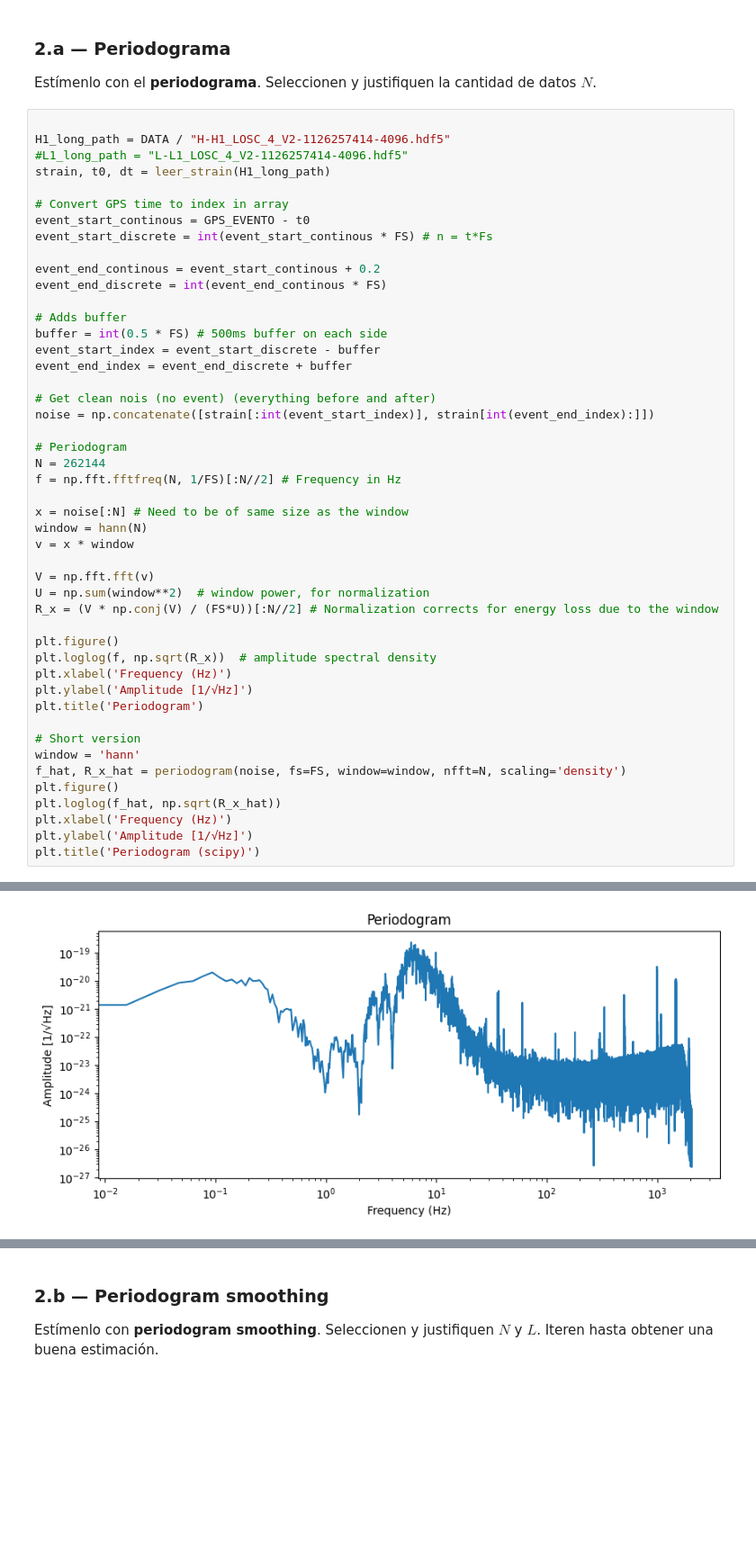
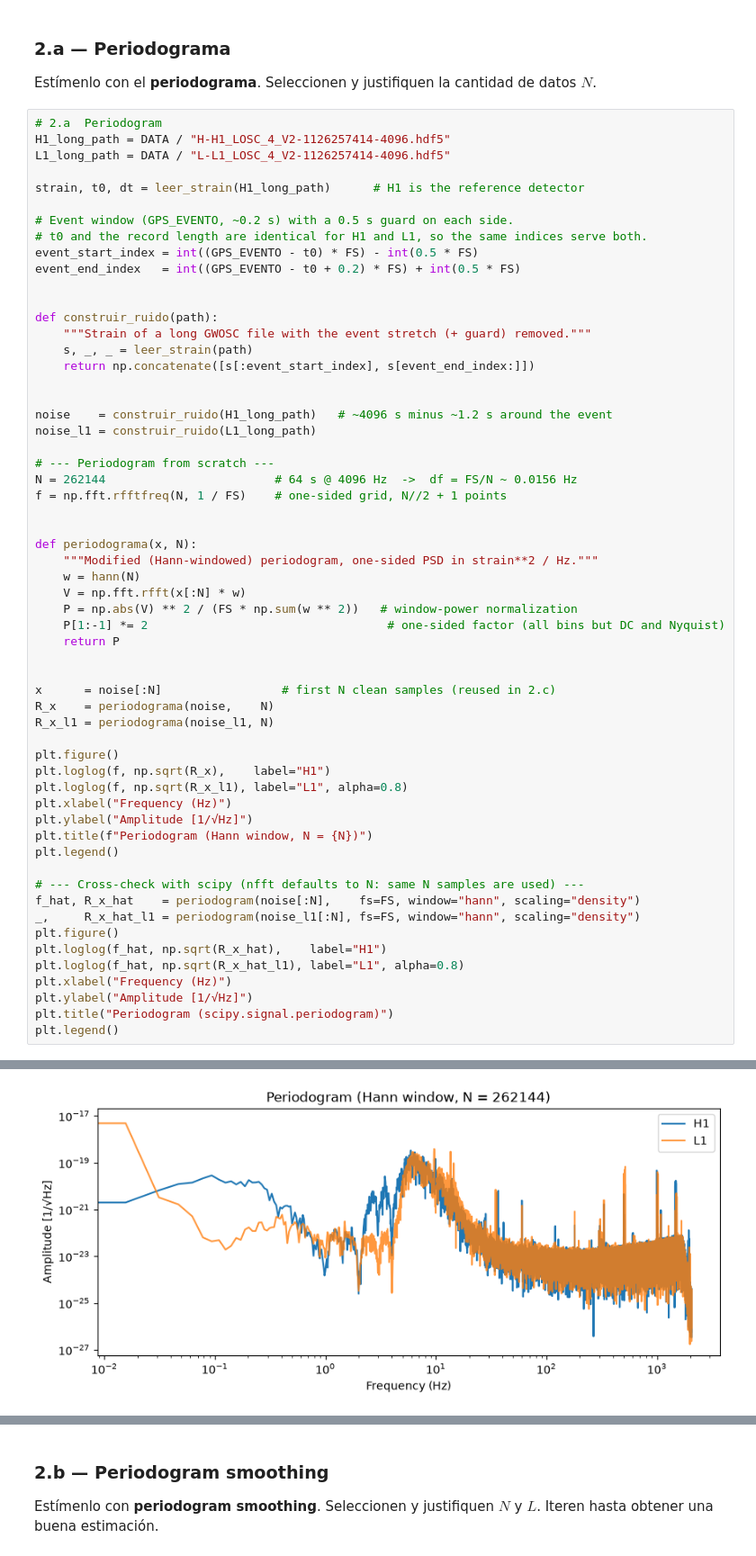
Before and after one commit to albertig2/Procesamiento-Adaptivo-22.46-, a Jupyter notebook: TP1/TP1_LIGO_Grupo5.ipynb, the cells around one changed output, grey strips where cells are left out. Shown at 90% size. Drawn from its saved outputs; the diff is of its cells as text; blank space fills up the shorter version.

```diff
--- a/TP1/TP1_LIGO_Grupo5.ipynb
+++ b/TP1/TP1_LIGO_Grupo5.ipynb
@@ -142,50 +157,61 @@ Estimen el espectro de potencia del ruido de H1 y L1 usando las partes de la se
 
 Estímenlo con el **periodograma**. Seleccionen y justifiquen la cantidad de datos $N$.
 # %%
+# 2.a  Periodogram
+H1_long_path = DATA / "H-H1_LOSC_4_V2-1126257414-4096.hdf5"
+L1_long_path = DATA / "L-L1_LOSC_4_V2-1126257414-4096.hdf5"
 
-H1_long_path = DATA / "H-H1_LOSC_4_V2-1126257414-4096.hdf5"
-#L1_long_path = "L-L1_LOSC_4_V2-1126257414-4096.hdf5"
-strain, t0, dt = leer_strain(H1_long_path)
+strain, t0, dt = leer_strain(H1_long_path)      # H1 is the reference detector
 
-# Convert GPS time to index in array
-event_start_continous = GPS_EVENTO - t0
-event_start_discrete = int(event_start_continous * FS) # n = t*Fs
+# Event window (GPS_EVENTO, ~0.2 s) with a 0.5 s guard on each side.
+# t0 and the record length are identical for H1 and L1, so the same indices serve both.
+event_start_index = int((GPS_EVENTO - t0) * FS) - int(0.5 * FS)
+event_end_index   = int((GPS_EVENTO - t0 + 0.2) * FS) + int(0.5 * FS)
 
-event_end_continous = event_start_continous + 0.2
-event_end_discrete = int(event_end_continous * FS)
 
-# Adds buffer
-buffer = int(0.5 * FS) # 500ms buffer on each side
-event_start_index = event_start_discrete - buffer
-event_end_index = event_end_discrete + buffer
+def construir_ruido(path):
+    """Strain of a long GWOSC file with the event stretch (+ guard) removed."""
+    s, _, _ = leer_strain(path)
+    return np.concatenate([s[:event_start_index], s[event_end_index:]])
 
-# Get clean nois (no event) (everything before and after)
-noise = np.concatenate([strain[:int(event_start_index)], strain[int(event_end_index):]])
 
-# Periodogram
-N = 262144
-f = np.fft.fftfreq(N, 1/FS)[:N//2] # Frequency in Hz
+noise    = construir_ruido(H1_long_path)   # ~4096 s minus ~1.2 s around the event
+noise_l1 = construir_ruido(L1_long_path)
 
-x = noise[:N] # Need to be of same size as the window
-window = hann(N)
-v = x * window
+# --- Periodogram from scratch ---
+N = 262144                        # 64 s @ 4096 Hz  ->  df = FS/N ~ 0.0156 Hz
+f = np.fft.rfftfreq(N, 1 / FS)    # one-sided grid, N//2 + 1 points
 
-V = np.fft.fft(v)
-U = np.sum(window**2)  # window power, for normalization
-R_x = (V * np.conj(V) / (FS*U))[:N//2] # Normalization corrects for energy loss due to the window
+
+def periodograma(x, N):
+    """Modified (Hann-windowed) periodogram, one-sided PSD in strain**2 / Hz."""
+    w = hann(N)
+    V = np.fft.rfft(x[:N] * w)
+    P = np.abs(V) ** 2 / (FS * np.sum(w ** 2))   # window-power normalization
+    P[1:-1] *= 2                                  # one-sided factor (all bins but DC and Nyquist)
+    return P
+
+
+x      = noise[:N]                 # first N clean samples (reused in 2.c)
+R_x    = periodograma(noise,    N)
+R_x_l1 = periodograma(noise_l1, N)
 
 plt.figure()
-plt.loglog(f, np.sqrt(R_x))  # amplitude spectral density
-plt.xlabel('Frequency (Hz)')
-plt.ylabel('Amplitude [1/√Hz]')
-plt.title('Periodogram')
+plt.loglog(f, np.sqrt(R_x),    label="H1")
+plt.loglog(f, np.sqrt(R_x_l1), label="L1", alpha=0.8)
+plt.xlabel("Frequency (Hz)")
+plt.ylabel("Amplitude [1/√Hz]")
+plt.title(f"Periodogram (Hann window, N = {N})")
+plt.legend()
 
-# Short version
-window = 'hann'
-f_hat, R_x_hat = periodogram(noise, fs=FS, window=window, nfft=N, scaling='density')
+# --- Cross-check with scipy (nfft defaults to N: same N samples are used) ---
+f_hat, R_x_hat    = periodogram(noise[:N],    fs=FS, window="hann", scaling="density")
+_,     R_x_hat_l1 = periodogram(noise_l1[:N], fs=FS, window="hann", scaling="density")
 plt.figure()
-plt.loglog(f_hat, np.sqrt(R_x_hat))
-plt.xlabel('Frequency (Hz)')
-plt.ylabel('Amplitude [1/√Hz]')
-plt.title('Periodogram (scipy)')
+plt.loglog(f_hat, np.sqrt(R_x_hat),    label="H1")
+plt.loglog(f_hat, np.sqrt(R_x_hat_l1), label="L1", alpha=0.8)
+plt.xlabel("Frequency (Hz)")
+plt.ylabel("Amplitude [1/√Hz]")
+plt.title("Periodogram (scipy.signal.periodogram)")
+plt.legend()
 # %% [output]
@@ -193 +219 @@ Text(0.5, 1.0, 'Periodogram (scipy)')
-[figure, old version]
+[figure, new version]
```
Also changed, not shown: parts of 24 cells of this notebook, 4 other files.
